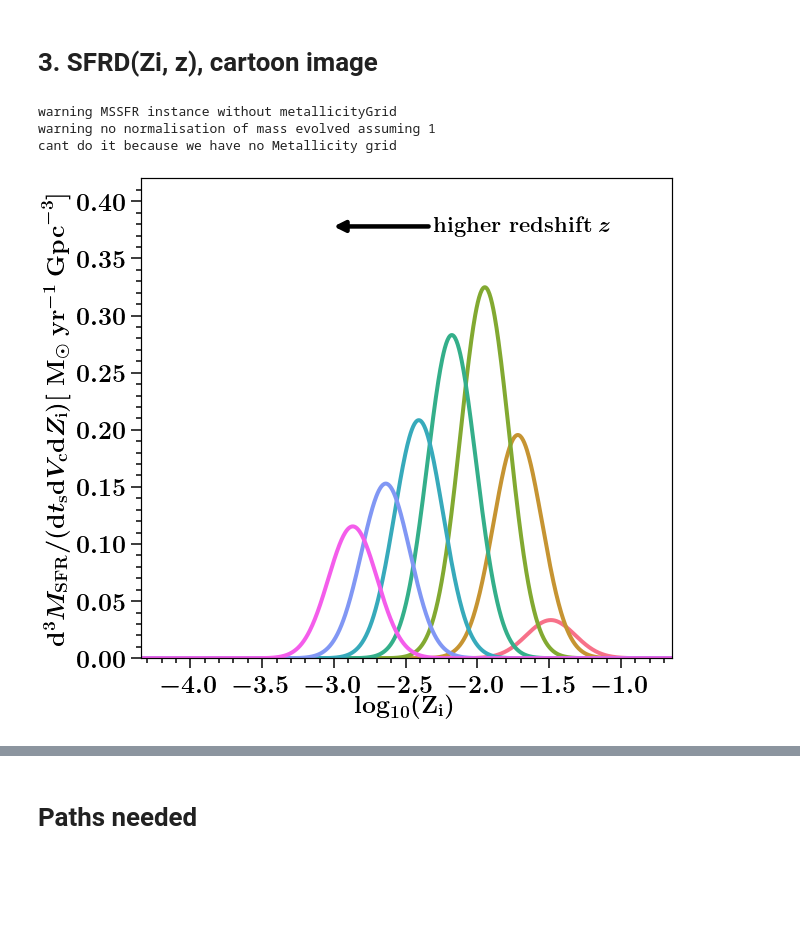
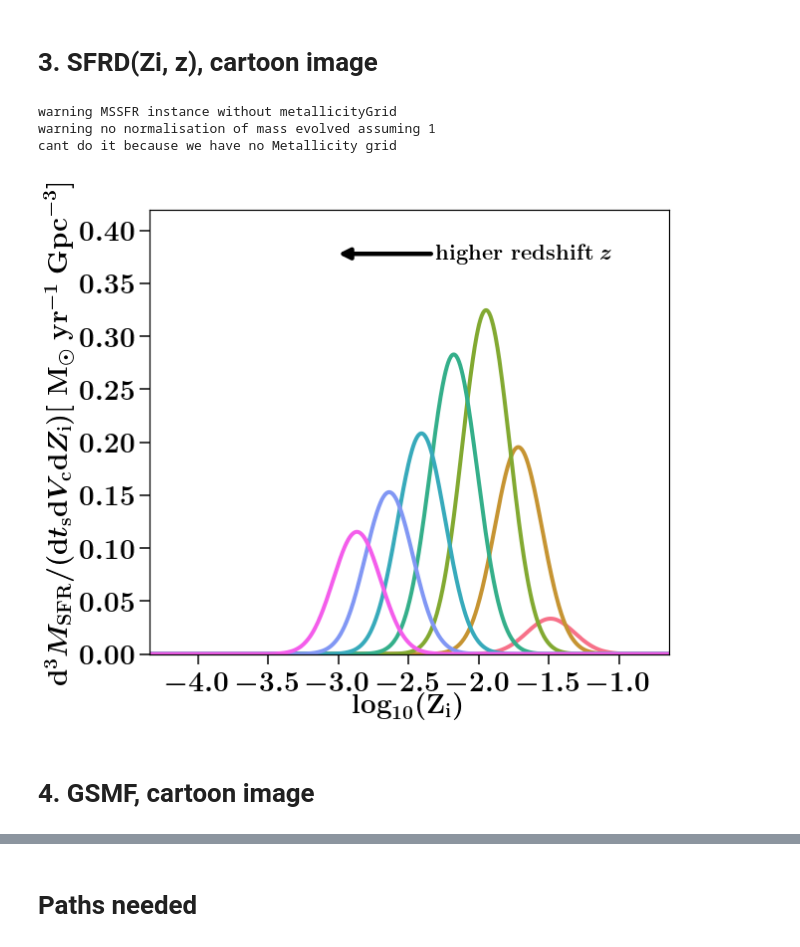
Before and after one commit to FloorBroekgaarden/BlackHole-NeutronStar, a Jupyter notebook: plottingCode/Fig_2/making_SFRD_cartoon_subfigures.ipynb, the cells around one changed output, grey strips where cells are left out. Drawn from its saved outputs; the diff is of its cells as text; code cells hidden in the pictures; blank space fills up the shorter version.

Commit message:
added GSMF figure and minor tweaks

```diff
--- a/plottingCode/Fig_2/making_SFRD_cartoon_subfigures.ipynb
+++ b/plottingCode/Fig_2/making_SFRD_cartoon_subfigures.ipynb
@@ -229,48 +230,41 @@ for nrz, redshift in enumerate(redshifts):
 
 
 
-
+# set axes properties
 Ylim=0.42
 nameX = r'$\rm \log_{10}(Z_{\rm{i}})$'
 nameY = r'$ {\rm{d}}^3M_{\rm{SFR}}/({\rm{d}}t_{{\rm{s}}}{\rm{d}}V_{\rm{c}}{\rm{d}}Z_{\rm{i}})  [\ {\rm{M}}_{\odot}\  {\rm{yr}}^{-1}\ {\rm{Gpc}}^{-3}]$'
-
+# set layout axes
+layoutAxes(axes, nameX=nameX, nameY=nameY, fontsize=fs+4, setMinor=False)
+axes.set_ylim(bottom=0, top=Ylim)
+axes.set_xlim(np.log10((10**(-2.5))*solar), np.log10((10**1.2)*solar))
 
 # set arrow properties
 strr = r"\textbf{higher redshift} $z$"
 x_xy, y_xy = 0.36, 0.9
 x_xytext, y_xytext = 0.55, 0.9
 conn = "arc3,rad=+0.0"
 
-# draw redshift arr
+# draw redshift arrow
 axes.annotate(strr,
   xy=(x_xy, y_xy), xycoords='axes fraction',
   xytext=(x_xytext, y_xytext), textcoords='axes fraction',
   size=22, va="center", ha="left",
-#                   bbox=dict(boxstyle="round4", fc="w"),
   arrowprops=dict(arrowstyle="-|>",
                   connectionstyle=conn,
                   fc="k", lw=4.5), zorder=20000)
 
 
-axes.tick_params(
-    axis='y',          # changes apply to the x-axis
-    which='both',      # both major and minor ticks are affected
-    left='off',      # ticks along the bottom edge are off
-#     top=False,         # ticks along the top edge are off
-    labelleft='off') # labels along the bottom edge are off
-
-layoutAxes(axes, nameX=nameX, nameY=nameY, fontsize=fs+4)
-
-axes = layoutAxes(axes, nameX=nameX, nameY=nameY)
-axes.set_ylim(bottom=0, top=Ylim)
-axes.set_xlim(np.log10((10**(-2.5))*solar), np.log10((10**1.2)*solar))
+# plot and show
 plt.tight_layout()
 plt.savefig('./metallicity-specific-SFRD_cartoon.png', dpi=600)
 # plt.savefig('./metallicity-specific-SFRD_CARTOON.pdf')
 plt.show()
 plt.close()
 # %% [output]
 warning MSSFR instance without metallicityGrid
 warning no normalisation of mass evolved assuming 1
 cant do it because we have no Metallicity grid
-[figure, old version]
+[figure, new version]
+# %% [markdown]
+# 4. GSMF, cartoon image
```
Also changed, not shown: parts of 3 cells of this notebook, 2 other files.
